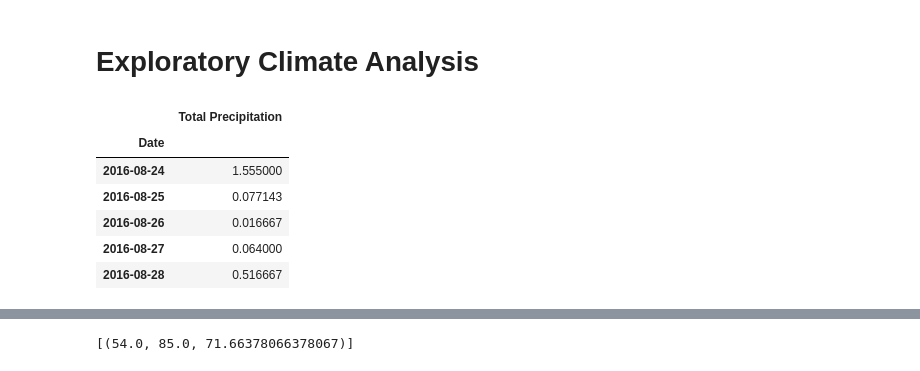
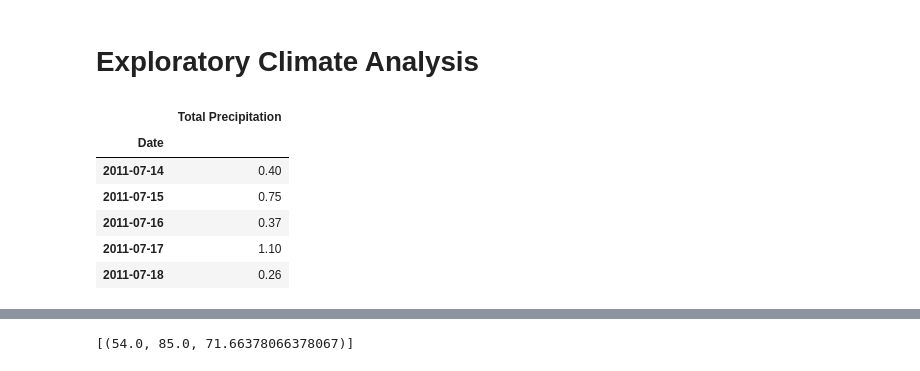
Before and after one commit to drishtiyadav/UCI-Data-Analytics, a Jupyter notebook: 09-SQLAlchemy - Climate Analysis/climate_analysis.ipynb, the cells around one changed output, grey strips where cells are left out. Drawn from its saved outputs; the diff is of its cells as text; code cells hidden in the pictures.

```diff
--- a/09-SQLAlchemy - Climate Analysis/climate_analysis.ipynb
+++ b/09-SQLAlchemy - Climate Analysis/climate_analysis.ipynb
@@ -37,35 +37,47 @@ Station = Base.classes.station
 session = Session(engine)
 # %% [markdown]
 # Exploratory Climate Analysis
+# %%
+#Choose a date
+def Choose_date():
+    first_date = dt.datetime.strptime(session.query(Measurement.date).first()[0], '%Y-%m-%d')
+    dates = np.ravel(session.query(Measurement.date).all())
+    y=1
+    while(y==1):
+        date = np.random.choice(dates)
+        if dt.datetime.strptime(date, '%Y-%m-%d') > (first_date - dt.timedelta(days=365)):
+            y=0
+            return dt.datetime.strptime(date, '%Y-%m-%d')
 # %%
-# Design a query to retrieve the last 12 months of precipitation data and plot the results
-# Calculate the date 1 year ago from today
+# Design a query to retrieve the last 12 months of precipitation data from the date chosen and plot the results
+# Calculate the date 1 year ago from the date chosen
 
-last_date = session.query(Measurement.date).order_by(Measurement.date.desc()).first()[0]
-date_latest = dt.datetime.strptime(last_date , '%Y-%m-%d')
-date_year_ago =  date_latest - dt.timedelta(days=365)
+last_date = Choose_date()
+date_year_ago =  last_date - dt.timedelta(days=365)
+
 
 # Perform a query to retrieve the data and precipitation scores
 
-precipitation = session.query(Measurement.date,
-                              func.avg(Measurement.prcp)).filter(Measurement.date <= date_latest,
-                                                                                   Measurement.date > date_year_ago).group_by(Measurement.date).order_by(Measurement.date).all()
+precipitation = session.query(Measurement.date, func.sum(Measurement.prcp)). \
+    filter(Measurement.date <= last_date, Measurement.date > date_year_ago). \
+    group_by(Measurement.date).order_by(Measurement.date).all()
+
 # Save the query results as a Pandas DataFrame and set the index to the date column
 
-df = pd.DataFrame(precipitation, columns=['Date', 'Total Precipitation'])
-df.set_index('Date', inplace=True)
+precipitation_df = pd.DataFrame(precipitation, columns=['Date', 'Total Precipitation'])
+precipitation_df.set_index('Date', inplace=True)
 
 # Sort the dataframe by date
-df.head()
+precipitation_df.head()
 # Use Pandas Plotting with Matplotlib to plot the data
 
 # Rotate the xticks for the dates
 # %% [output]
 |  | Total Precipitation |
 | Date |  |
-| 2016-08-24 | 1.555000 |
-| 2016-08-25 | 0.077143 |
-| 2016-08-26 | 0.016667 |
-| 2016-08-27 | 0.064000 |
-| 2016-08-28 | 0.516667 |
+| 2011-07-14 | 0.40 |
+| 2011-07-15 | 0.75 |
+| 2011-07-16 | 0.37 |
+| 2011-07-17 | 1.10 |
+| 2011-07-18 | 0.26 |
 # %%
```
Also changed, not shown: parts of 19 cells of this notebook, 1 other file.
